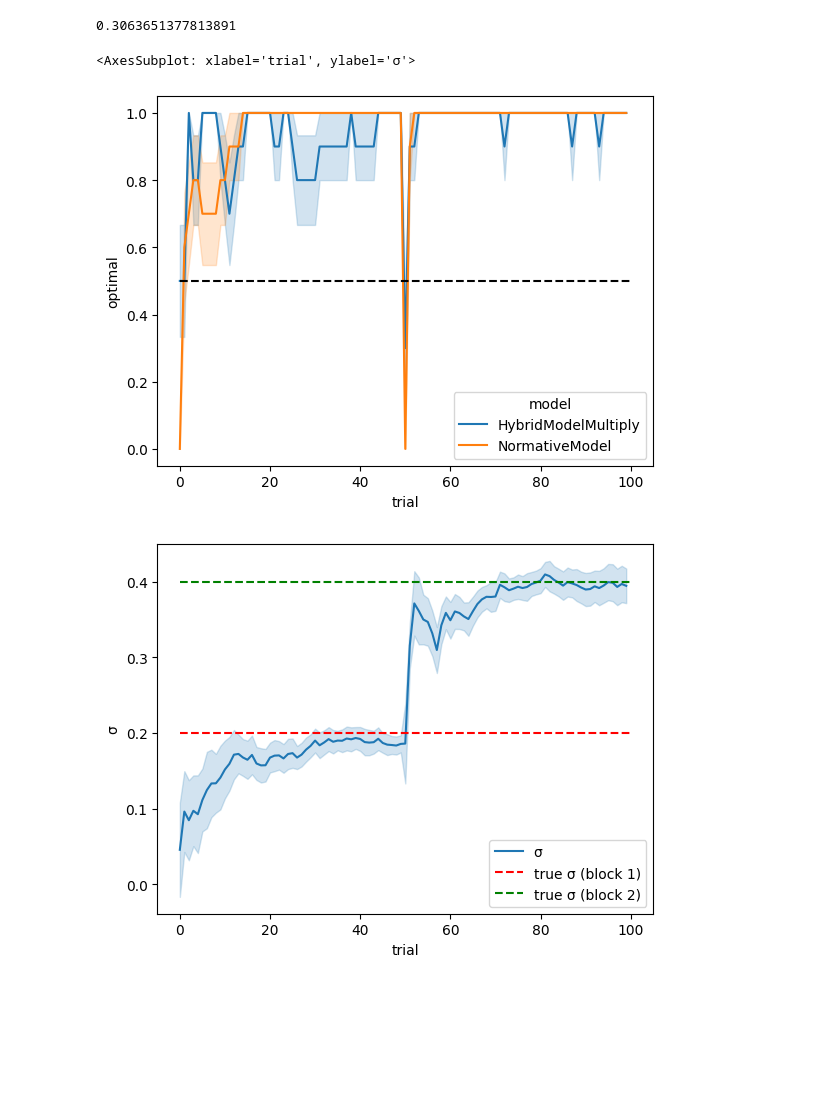
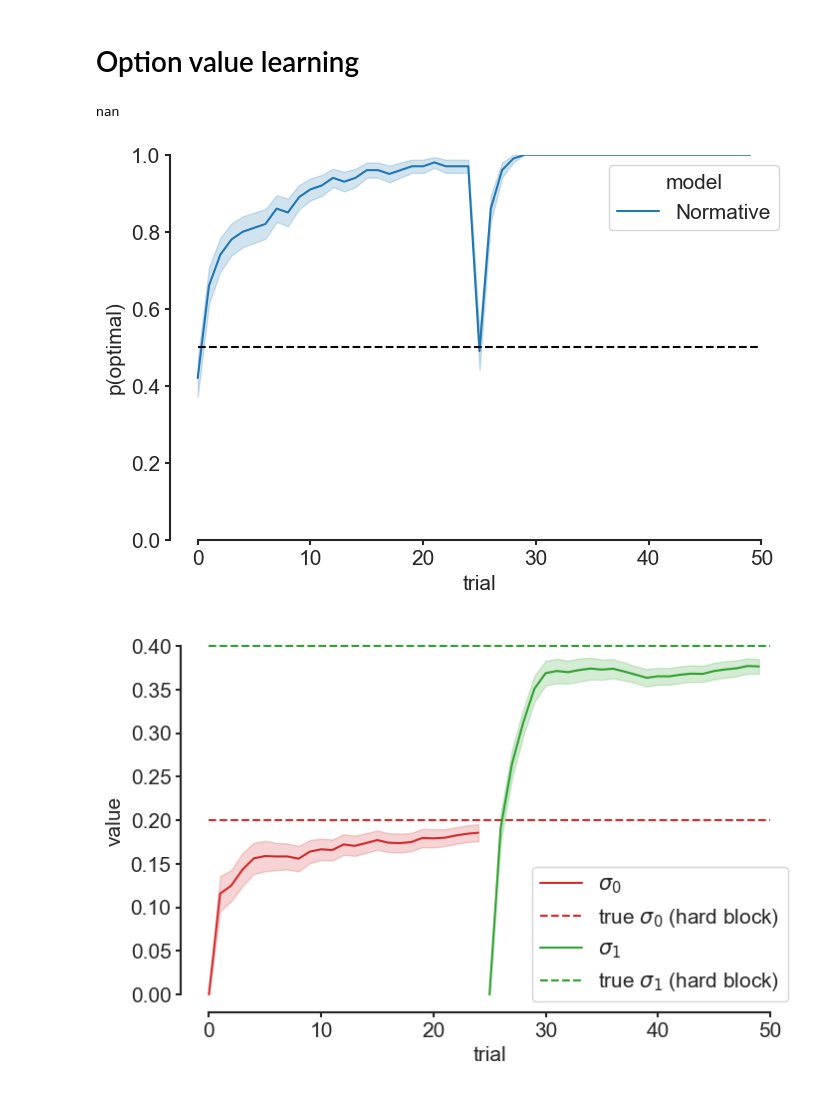
Before and after one commit to bsgarcia/SpaceRLUnity, a Jupyter notebook: Assets/Scripts/analysis/simu.ipynb, the cells around one changed output. Saved outputs shown, nothing was run; the diff lists cells and outputs as text; code cells hidden in the pictures; blank space fills up the shorter version.

```diff
--- a/Assets/Scripts/analysis/simu.ipynb
+++ b/Assets/Scripts/analysis/simu.ipynb
@@ -411,78 +468,101 @@ sns.despine()
+# %% [markdown]
+# Option value learning
 # %%
-# -----------------------------------------------------------------
 # simulation option value training
 # -----------------------------------------------------------------
 # parameters to tune
-nagents = 10
-models = (HybridModelMultiply, NormativeModel)
-conditions = [
+nagents = 100
+models = (Normative, )
+blocks = [
     [.6, .4],
     [.7, .3]
 ]
 std = .2
-ntrial_per_condition = 50
+ntrial_per_block = 25
 
-condition_idx = np.repeat(
-    np.arange(len(conditions)), ntrial_per_condition).flatten()
+block_idx = np.repeat(
+    np.arange(len(blocks)), ntrial_per_block).flatten()
 
-ntrials = len(condition_idx)
+ntrials = len(block_idx)
 
 # data frame to store the results
 df = []
 
 # model parameters
-normative_param = dict(sigma_prior=.2, temp=1e5)
+normative_param = dict(sigma_prior=.2, temp=1e6)
 hybrid_param = dict(perceptual_temp=5, perceptual_model='logit',
     lr=.5, rl_temp=1e6, n_states=2, n_actions=2, q0=.5)
-params = (hybrid_param, normative_param)
 
+params = (normative_param, hybrid_param)
+
+# define progress bar
+pbar = tqdm(total=nagents*len(models))
 # -----------------------------------------------------------------
 # RUN
 # -----------------------------------------------------------------
+d = []
 for agent in range(nagents):
     for model, param in zip(models, params):
         m = model(**param)
         for t in range(ntrials):
 
-            s = condition_idx[t]
+            s = block_idx[t]
             a = m.make_choice(s, None, None)
-            r = tnormrdn(conditions[s][a], std)
+            r = tnormrdn(blocks[s][a], std)
 
-            m.learn_value(s, a, r)
             df.append(
                 {
                     'trial': t,
                     'model': model.__name__,
                     'agent': agent,
                     's': s,
                     'a': a,
                     'r': r,
                     'optimal': a==0,
                     'params': m.get_params(s=s),
                 }
             )
+            m.learn_value(s, a, r)
+        pbar.update()
 
+# refresh progress bar
+pbar.refresh()
 
+print(np.mean(d))
 #----------------------------------------------------------------------------------
 # PLOT
 #----------------------------------------------------------------------------------
+# fig config
+plt.rcParams['figure.figsize'] = [8, 5]
+#  axes width * 1.5
+plt.rcParams['axes.linewidth'] = 1.5
+plt.rcParams['xtick.major.width'] = 1.5
+plt.rcParams['ytick.major.width'] = 1.5
+# increase font size
+plt.rcParams.update({'font.size': 15})
+sns.set_style('ticks')
+
 df = pd.DataFrame(df)
 # add parameters to the dataframe
 df = pd.concat([df.drop(['params'], axis=1), df['params'].apply(pd.Series)], axis=1)
 # print sigma
 # sns.lineplot(x='trial', y='',
 sns.lineplot(x='trial', y='optimal', data=df, hue='model', errorbar='se', n_boot=0)
+plt.ylabel('p(optimal)')
 plt.plot([0, ntrials], [0.5, 0.5], '--', color='k')
+plt.ylim(0, 1)
+sns.despine(trim=True)
 #
-
 plt.figure()
-sns.lineplot(x='trial', y='σ',
-data=df[df.model=='NormativeModel'], label='σ', n_boot=0, errorbar='se')
+for s in (0, 1):
+    sns.lineplot(x='trial', y='σ',
+    data=df[(df.model=='Normative') & (df.s==s)], label=f'$\sigma_{s}$', color=['C3', 'C2'][s], n_boot=0, errorbar='se')
+    y = blocks[s][0]-blocks[s][1]
+    sns.lineplot(x=[0, ntrials], y=[y, ]* 2, ls='--', color=['C3', 'C2'][s], label=f'true $σ_{s}$ (hard block)')
+plt.ylabel('value')
 # plot true sigma (.2 & .4)
-sns.lineplot(x=[0, ntrials], y=[.2, .2], ls='--', color='r', label='true σ (block 1)')
-sns.lineplot(x=[0, ntrials], y=[.4, .4], ls='--', color='g', label='true σ (block 2)')
+sns.despine(trim=True)
 # %% [output]
-0.3063651377813891
+nan
-<AxesSubplot: xlabel='trial', ylabel='σ'>
-[figure, old version]
+[figure, new version]
-[figure, old version]
+[figure, new version]
```
Also changed, not shown: parts of 13 cells of this notebook, 14 other files.
